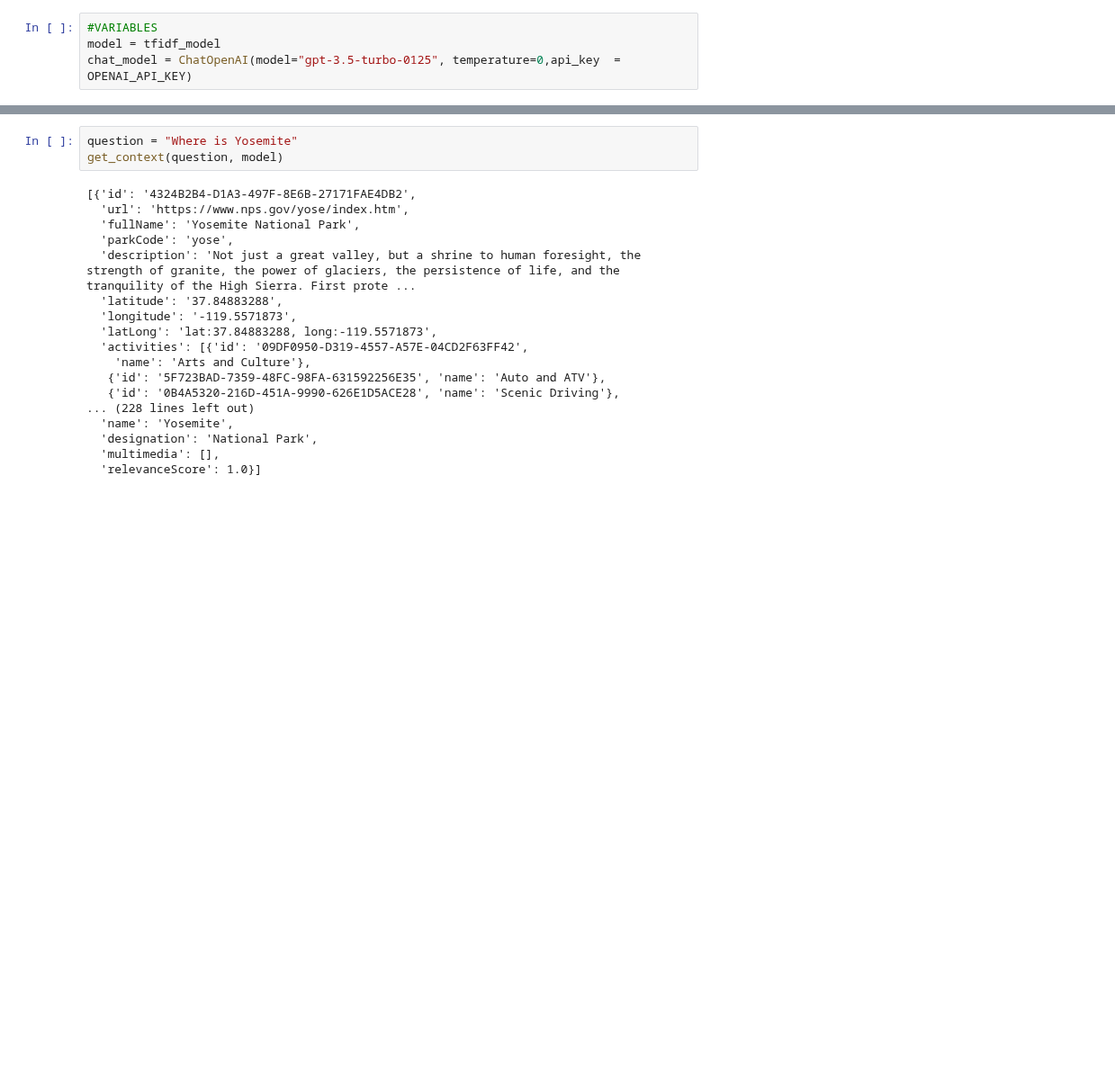
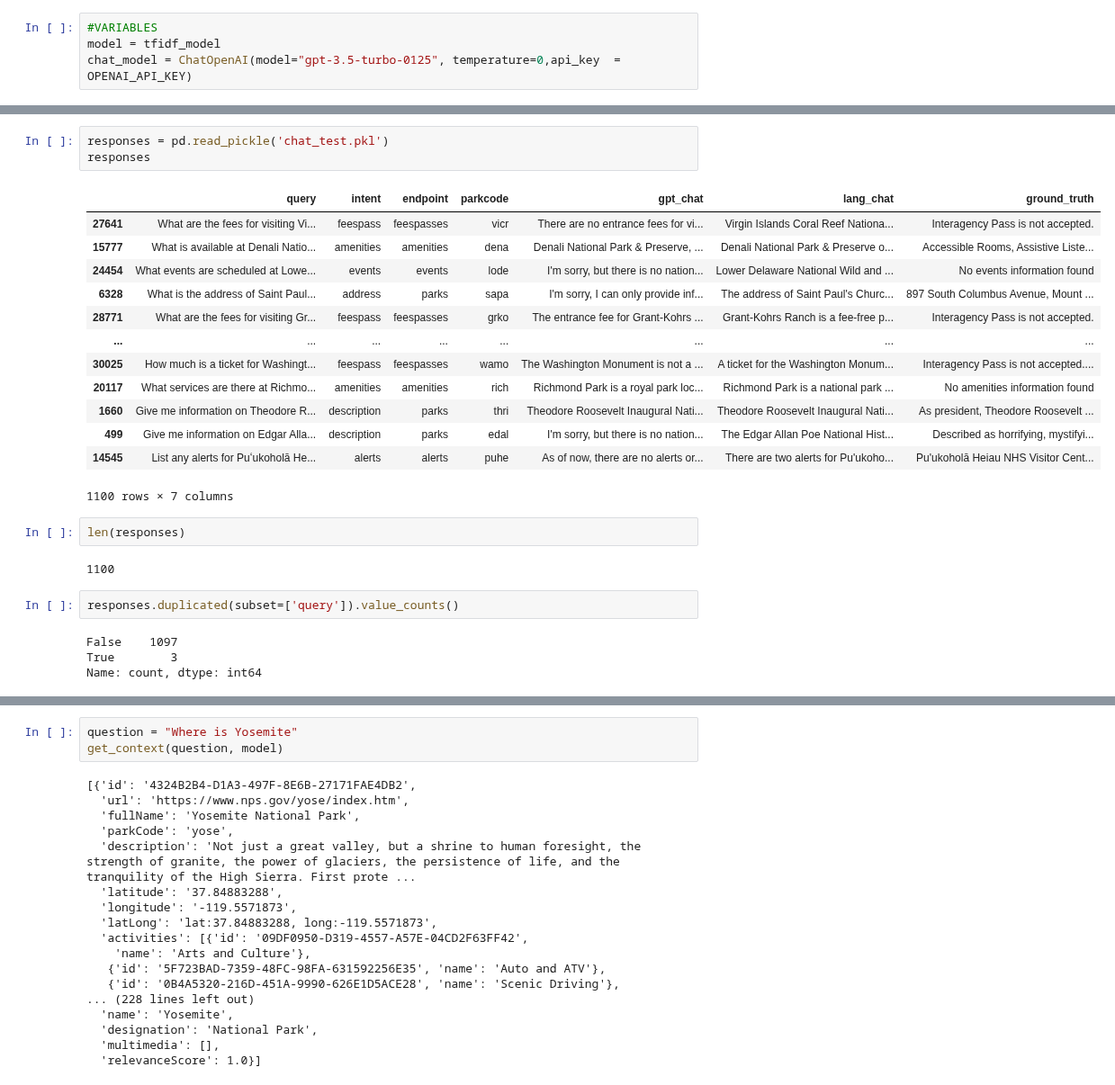
Before and after one commit to nblakkanesser/MADS_Capstone, a Jupyter notebook: 05_nps_park_pal/lang_park_pal_exploration.ipynb, the cells around one changed output, grey strips where cells are left out. Shown at 90% size. Drawn from its saved outputs; the diff is of its cells as text; blank space fills up the shorter version.

```diff
--- a/05_nps_park_pal/lang_park_pal_exploration.ipynb
+++ b/05_nps_park_pal/lang_park_pal_exploration.ipynb
@@ -133,0 +243,27 @@ description = context[0]['description']
+# %%
+responses = pd.read_pickle('chat_test.pkl')
+responses
+# %% [output]
+|  | query | intent | endpoint | parkcode | gpt_chat | lang_chat | ground_truth |
+| 27641 | What are the fees for visiting Vi... | feespass | feespasses | vicr | There are no entrance fees for vi... | Virgin Islands Coral Reef Nationa... | Interagency Pass is not accepted. |
+| 15777 | What is available at Denali Natio... | amenities | amenities | dena | Denali National Park & Preserve, ... | Denali National Park & Preserve o... | Accessible Rooms, Assistive Liste... |
+| 24454 | What events are scheduled at Lowe... | events | events | lode | I'm sorry, but there is no nation... | Lower Delaware National Wild and ... | No events information found |
+| 6328 | What is the address of Saint Paul... | address | parks | sapa | I'm sorry, I can only provide inf... | The address of Saint Paul's Churc... | 897 South Columbus Avenue, Mount ... |
+| 28771 | What are the fees for visiting Gr... | feespass | feespasses | grko | The entrance fee for Grant-Kohrs ... | Grant-Kohrs Ranch is a fee-free p... | Interagency Pass is not accepted. |
+| ... | ... | ... | ... | ... | ... | ... | ... |
+| 30025 | How much is a ticket for Washingt... | feespass | feespasses | wamo | The Washington Monument is not a ... | A ticket for the Washington Monum... | Interagency Pass is not accepted.... |
+| 20117 | What services are there at Richmo... | amenities | amenities | rich | Richmond Park is a royal park loc... | Richmond Park is a national park ... | No amenities information found |
+| 1660 | Give me information on Theodore R... | description | parks | thri | Theodore Roosevelt Inaugural Nati... | Theodore Roosevelt Inaugural Nati... | As president, Theodore Roosevelt ... |
+| 499 | Give me information on Edgar Alla... | description | parks | edal | I'm sorry, but there is no nation... | The Edgar Allan Poe National Hist... | Described as horrifying, mystifyi... |
+| 14545 | List any alerts for Puʻukoholā He... | alerts | alerts | puhe | As of now, there are no alerts or... | There are two alerts for Pu'ukoho... | Pu'ukoholā Heiau NHS Visitor Cent... |
+1100 rows × 7 columns
+# %%
+len(responses)
+# %% [output]
+1100
+# %%
+responses.duplicated(subset=['query']).value_counts()
+# %% [output]
+False    1097
+True        3
+Name: count, dtype: int64
```
Also changed, not shown: parts of 81 cells of this notebook, 6 other files.
